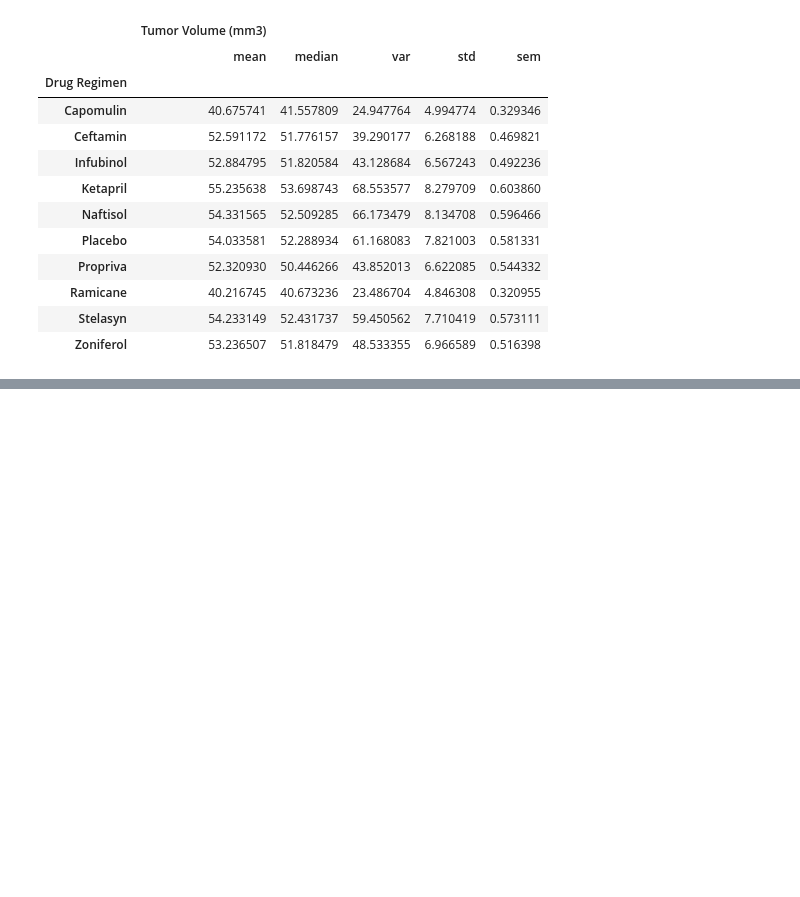
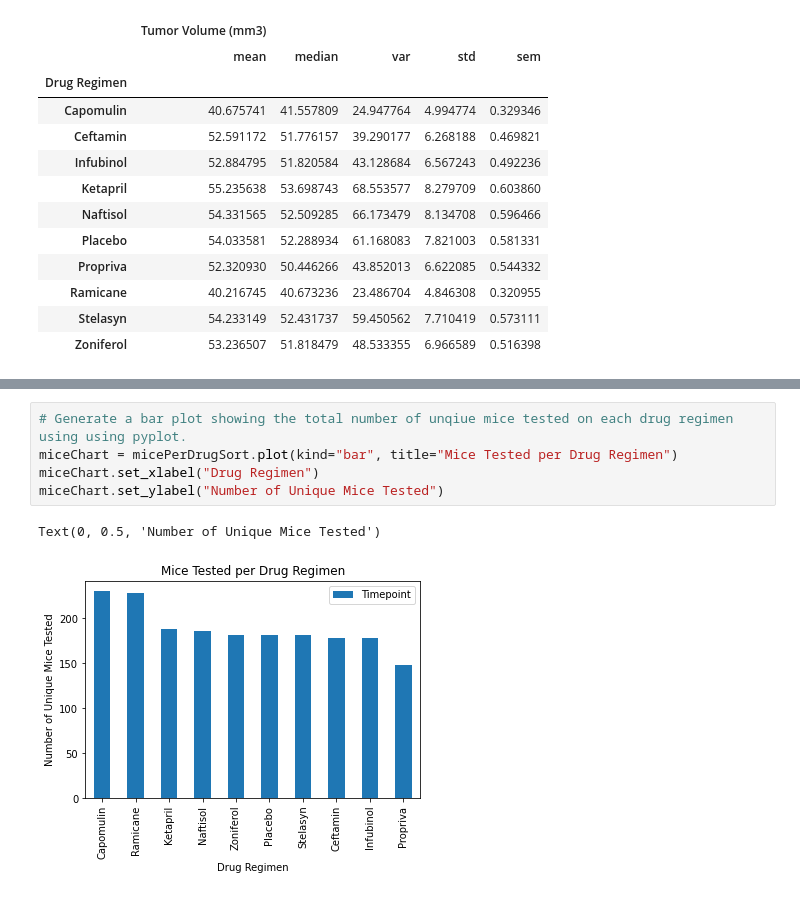
Before and after one commit to ennegineer/05-matplotlibHW, a Jupyter notebook: Statistics.ipynb, the cells around one changed output, grey strips where cells are left out. Saved outputs shown, nothing was run; the diff lists cells and outputs as text; blank space fills up the shorter version.

```diff
--- a/Statistics.ipynb
+++ b/Statistics.ipynb
@@ -140,0 +167,8 @@ tumorAggData
+# %%
+# Generate a bar plot showing the total number of unqiue mice tested on each drug regimen using using pyplot.
+miceChart = micePerDrugSort.plot(kind="bar", title="Mice Tested per Drug Regimen")
+miceChart.set_xlabel("Drug Regimen")
+miceChart.set_ylabel("Number of Unique Mice Tested")
+# %% [output]
+Text(0, 0.5, 'Number of Unique Mice Tested')
+[figure, added]
```
Also changed, not shown: parts of 5 cells of this notebook.
